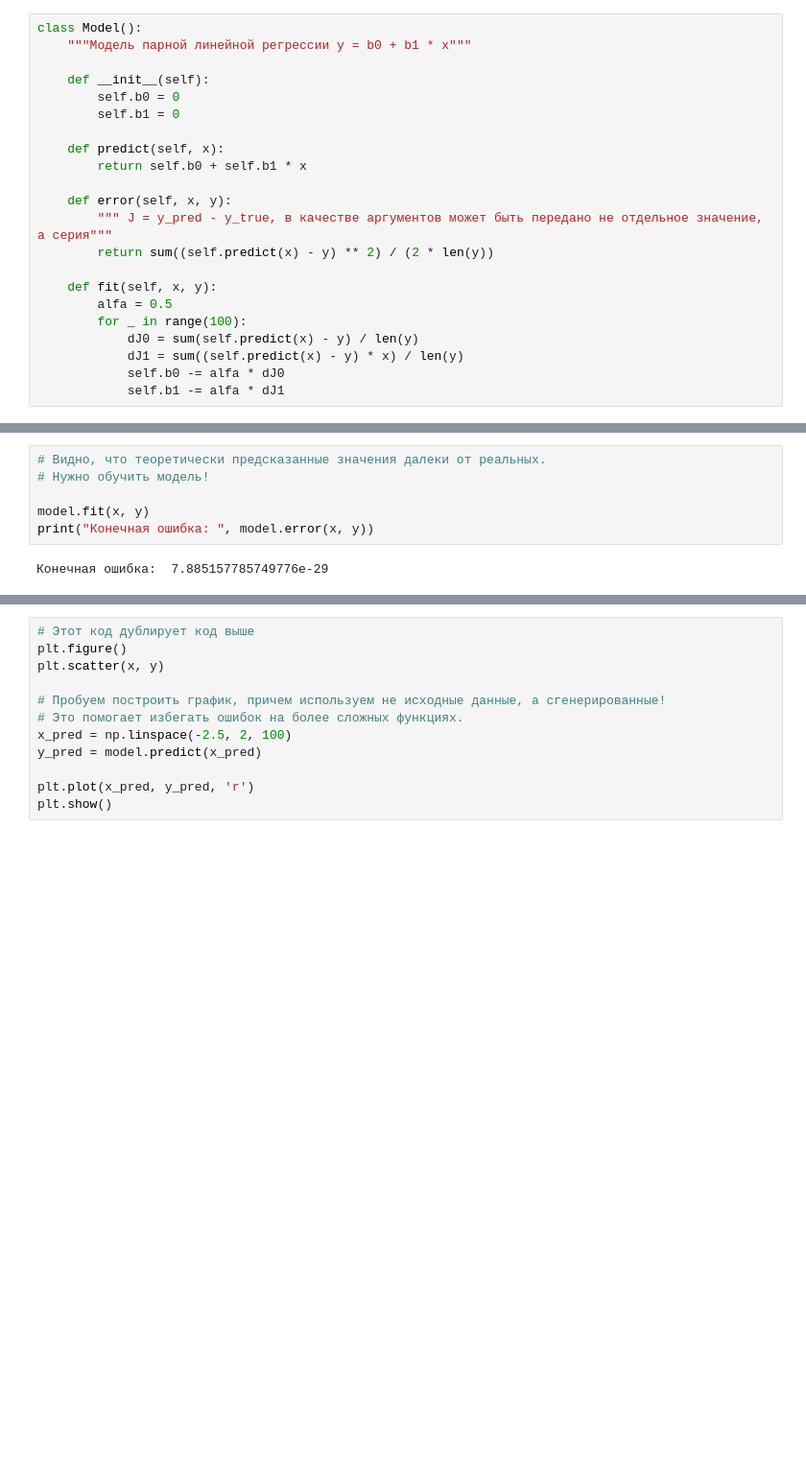
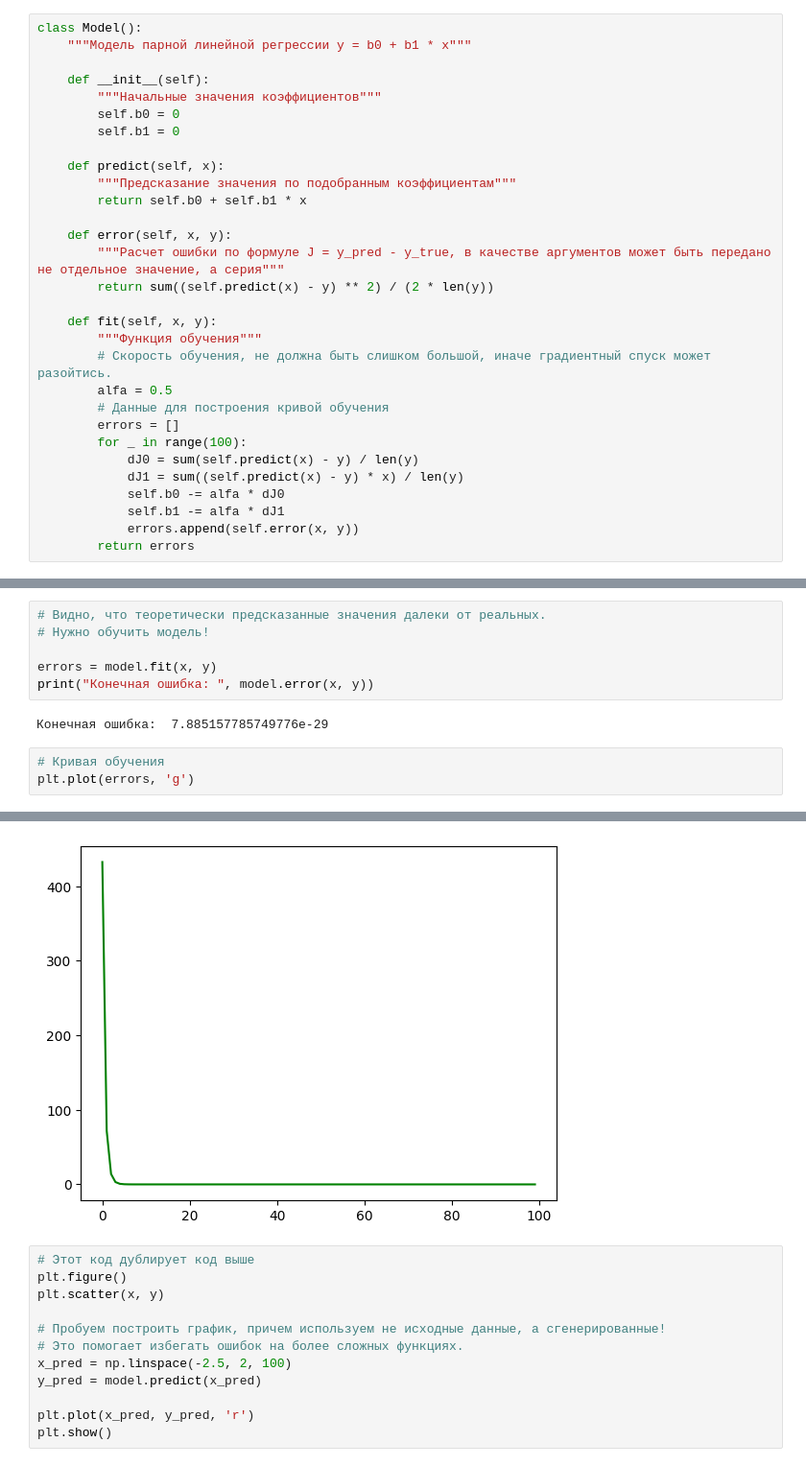
Before and after one commit to dbfun/ml-labs, a Jupyter notebook: Градиентный спуск своими руками.ipynb, the cells around one changed output, grey strips where cells are left out. Shown at 96% size. Cells and saved outputs as stored; diff of their text form; blank space fills up the shorter version.

Commit message:
upd: Градиентный спуск своими руками

```diff
--- a/Градиентный спуск своими руками.ipynb
+++ b/Градиентный спуск своими руками.ipynb
@@ -33,23 +35,31 @@ class Model():
     """Модель парной линейной регрессии y = b0 + b1 * x"""
 
     def __init__(self):
+        """Начальные значения коэффициентов"""
         self.b0 = 0
         self.b1 = 0
 
     def predict(self, x):
+        """Предсказание значения по подобранным коэффициентам"""
         return self.b0 + self.b1 * x
 
     def error(self, x, y):
-        """ J = y_pred - y_true, в качестве аргументов может быть передано не отдельное значение, а серия"""
+        """Расчет ошибки по формуле J = y_pred - y_true, в качестве аргументов может быть передано не отдельное значение, а серия"""
         return sum((self.predict(x) - y) ** 2) / (2 * len(y))
 
     def fit(self, x, y):
+        """Функция обучения"""
+        # Скорость обучения, не должна быть слишком большой, иначе градиентный спуск может разойтись.
         alfa = 0.5
+        # Данные для построения кривой обучения
+        errors = []
         for _ in range(100):
             dJ0 = sum(self.predict(x) - y) / len(y)
             dJ1 = sum((self.predict(x) - y) * x) / len(y)
             self.b0 -= alfa * dJ0
             self.b1 -= alfa * dJ1
+            errors.append(self.error(x, y))
+        return errors
 # %%
 model = Model()
 print("Начальная ошибка: ", model.error(x, y))
@@ -72,7 +82,11 @@ plt.show()
 # Видно, что теоретически предсказанные значения далеки от реальных.
 # Нужно обучить модель!
 
-model.fit(x, y)
+errors = model.fit(x, y)
 print("Конечная ошибка: ", model.error(x, y))
 # %% [output]
 Конечная ошибка:  7.885157785749776e-29
+# %%
+# Кривая обучения
+plt.plot(errors, 'g')
+# %% [output]
@@ -79,3 +94,4 @@ print("Конечная ошибка: ", model.error(x, y))
+[figure, added]
 # %%
 # Этот код дублирует код выше
 plt.figure()
```
Also changed, not shown: parts of 2 cells of this notebook.
